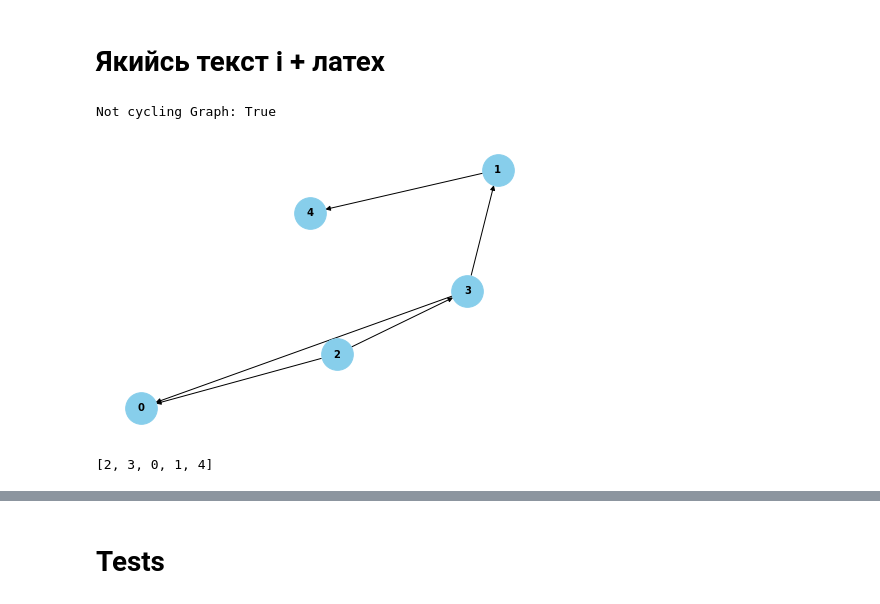
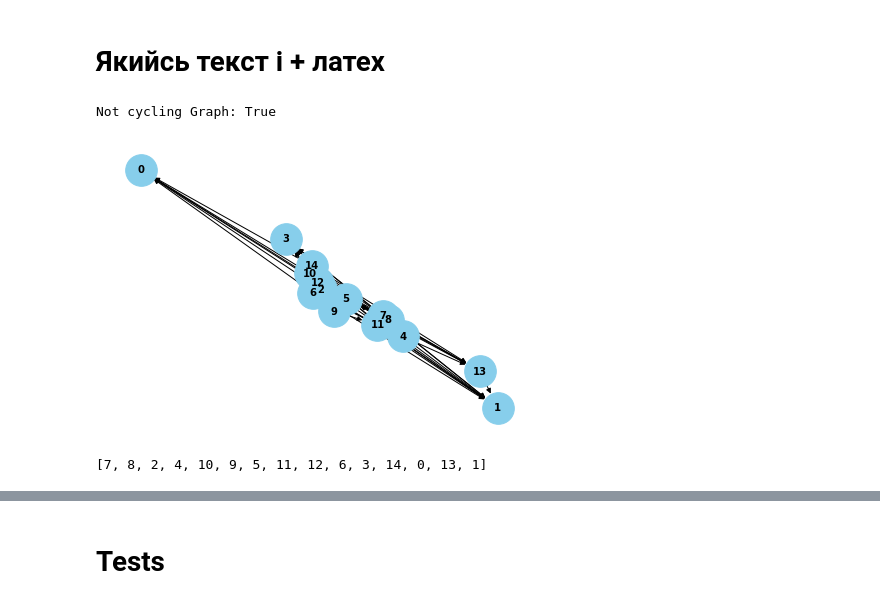
Before and after one commit to Omal1k/Topological-sort-DM-project-, a Jupyter notebook: main.ipynb, the cells around one changed output, grey strips where cells are left out. Drawn from its saved outputs; the diff is of its cells as text; code cells hidden in the pictures.

```diff
--- a/main.ipynb
+++ b/main.ipynb
@@ -159,15 +159,15 @@ class Graph:
 # %%
 graph = Graph()
 
-graph.generate_random_graph(5, 0.5)
+graph.generate_random_graph(15, 0.5)
 graph.visualize()
 # %% [output]
 Not cycling Graph: True
-[figure, old version]
+[figure, new version]
-# %%
-graph.topological_sort_matrix()
-# %% [output]
-[2, 3, 0, 1, 4]
+# %%
+graph.topological_sort_matrix()
+# %% [output]
+[7, 8, 2, 4, 10, 9, 5, 11, 12, 6, 3, 14, 0, 13, 1]
 # %%
 graph.topological_sort()
 # %% [output]
```
Also changed, not shown: parts of 6 cells of this notebook, 1 other file.
